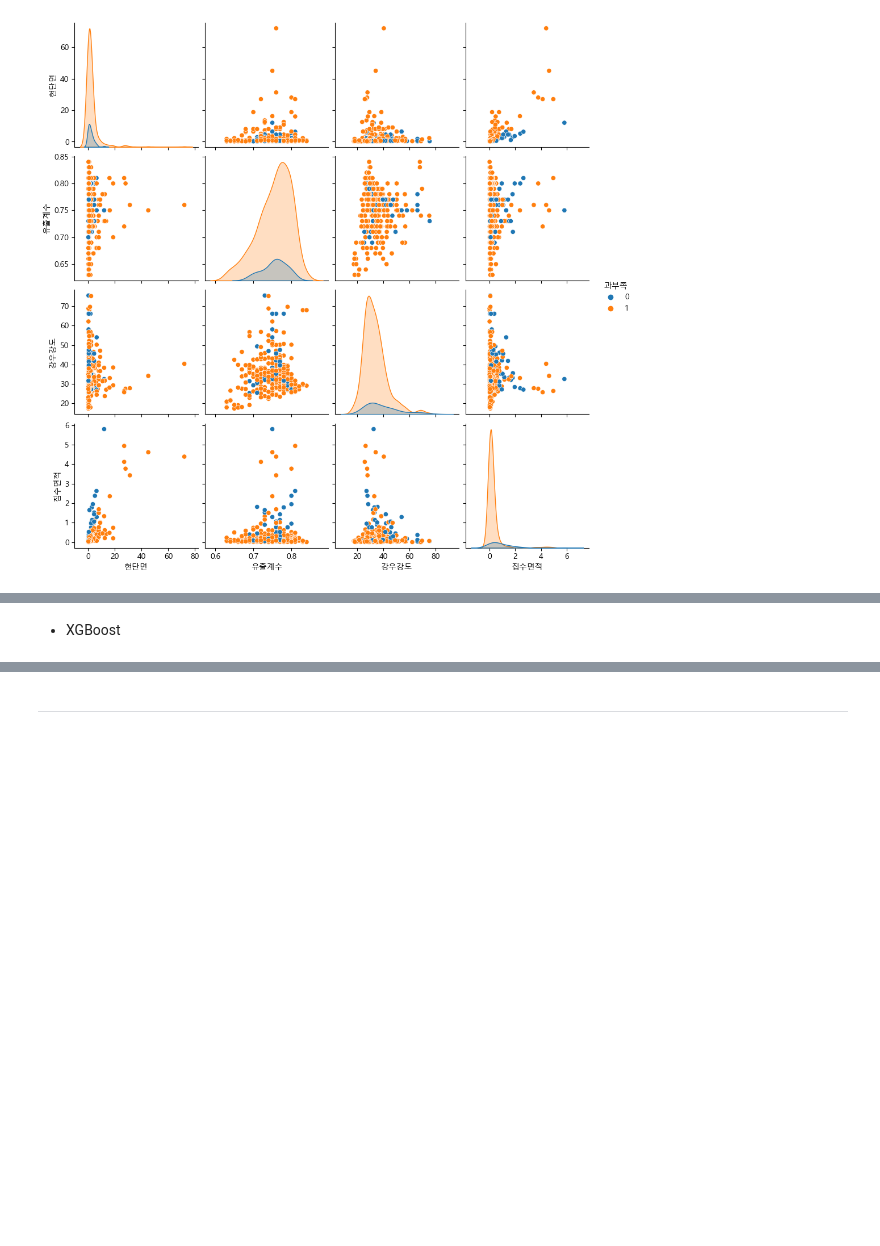
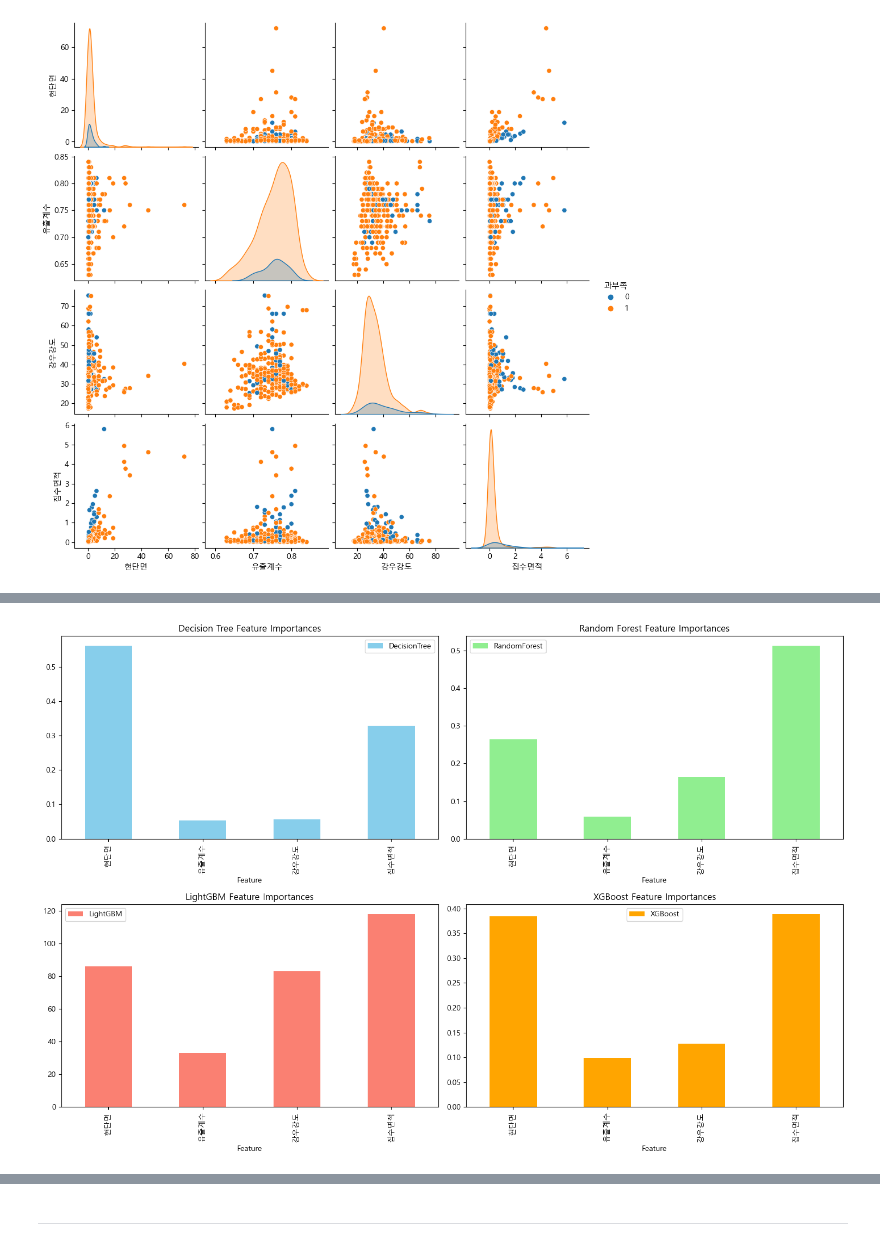
Before and after one commit to bvbbnn/my_project, a Jupyter notebook: 배수능력검토_모델링.ipynb, the cells around one changed output, grey strips where cells are left out. Cells and saved outputs as stored; diff of their text form; code cells hidden in the pictures; blank space fills up the shorter version.

```diff
--- a/배수능력검토_모델링.ipynb
+++ b/배수능력검토_모델링.ipynb
@@ -210,8 +197,9 @@ dt_mean_f1 = np.mean(dt_scores['test_f1'])
 print(f"Average test Recall: {dt_mean_recall:.4f}")
 print(f"Average test F1 Score: {dt_mean_f1:.4f}")
 
-
+# 특성의 중요도 파악
 dt.fit(X_train, y_train)
+dt_importances = dt.feature_importances_
 # %% [output]
 Average test Recall: 0.9524
 Average test F1 Score: 0.9409
@@ -262,11 +213,11 @@ LogisticRegression(random_state=13, solver='liblinear')
 # %%
 from sklearn.ensemble import RandomForestClassifier
 
-rf_clf = RandomForestClassifier(random_state=13, n_jobs=-1, n_estimators=100)
+rf = RandomForestClassifier(random_state=13, n_jobs=-1, n_estimators=100)
 
 
 # `cross_validate` 함수를 사용하여 교차 검증 수행
-rf_scores = cross_validate(rf_clf, X, y, scoring=scoring, cv=skfold, return_train_score=False)
+rf_scores = cross_validate(rf, X, y, scoring=scoring, cv=skfold, return_train_score=False)
 
 rf_mean_recall = np.mean(rf_scores['test_recall'])
 rf_mean_f1 = np.mean(rf_scores['test_f1'])
@@ -275,7 +226,8 @@ rf_mean_f1 = np.mean(rf_scores['test_f1'])
 print(f"Average test Recall: {rf_mean_recall:.4f}")
 print(f"Average test F1 Score: {rf_mean_f1:.4f}")
 
-rf_clf.fit(X_train, y_train)
+rf.fit(X_train, y_train)
+rf_importances = rf.feature_importances_
 # %% [output]
 Average test Recall: 0.9728
 Average test F1 Score: 0.9423
@@ -300,6 +251,7 @@ lgbm_mean_f1 = np.mean(lgbm_scores['test_f1'])
 
 
 lgbm.fit(X_train, y_train)
+lgbm_importances = lgbm.feature_importances_
 
 print(f"Average test Recall: {lgbm_mean_recall:.4f}")
 print(f"Average test F1 Score: {lgbm_mean_f1:.4f}")
@@ -340,6 +292,7 @@ print(f"Average test Recall: {xgb_mean_recall:.4f}")
 print(f"Average test F1 Score: {xgb_mean_f1:.4f}")
 
 xgb.fit(X_train, y_train)
+xgb_importances = xgb.feature_importances_
 # %% [output]
 Average test Recall: 0.9762
 Average test F1 Score: 0.9566
@@ -741,2 +343,29 @@ score2Graph()
-# %% [markdown]
-- XGBoost
+# %%
+# 특성 이름
+feature_names = ['현단면', '유출계수', '강우강도', '집수면적']
+
+# 특성 중요도 데이터 프레임 생성
+importances_df = pd.DataFrame({
+    'Feature': feature_names,
+    'DecisionTree': dt_importances,
+    'RandomForest': rf_importances,
+    'LightGBM': lgbm_importances,
+    'XGBoost': xgb_importances
+})
+
+# 시각화
+fig, axes = plt.subplots(2, 2, figsize=(15, 10))
+importances_df.plot(kind='bar', x='Feature', y='DecisionTree', ax=axes[0, 0], color='skyblue')
+importances_df.plot(kind='bar', x='Feature', y='RandomForest', ax=axes[0, 1], color='lightgreen')
+importances_df.plot(kind='bar', x='Feature', y='LightGBM', ax=axes[1, 0], color='salmon')
+importances_df.plot(kind='bar', x='Feature', y='XGBoost', ax=axes[1, 1], color='orange')
+
+axes[0, 0].set_title('Decision Tree Feature Importances')
+axes[0, 1].set_title('Random Forest Feature Importances')
+axes[1, 0].set_title('LightGBM Feature Importances')
+axes[1, 1].set_title('XGBoost Feature Importances')
+
+plt.tight_layout()
+plt.show()
+# %% [output]
+[figure, added]
```
Also changed, not shown: parts of 36 cells of this notebook.
